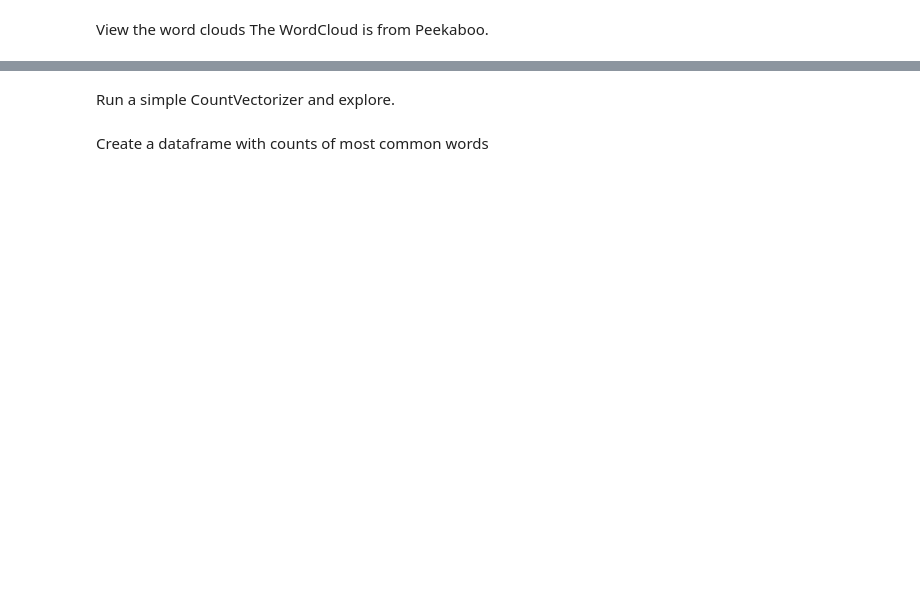
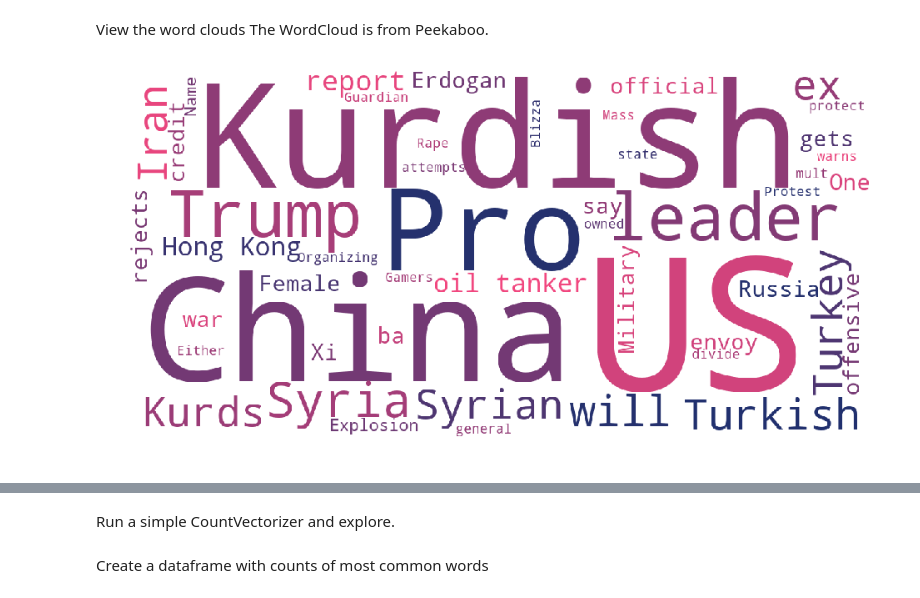
Before and after one commit to AmirYunus/GA_DSI_Project_3, a Jupyter notebook: code/technical_report.ipynb, the cells around one changed output, grey strips where cells are left out. Saved outputs shown, nothing was run; the diff lists cells and outputs as text; code cells hidden in the pictures; blank space fills up the shorter version.

```diff
--- a/code/technical_report.ipynb
+++ b/code/technical_report.ipynb
@@ -229,9 +225,9 @@ scrape('AskParents','Economics',True)
 #     df_cape.to_csv(f'../data/economics.csv')
 # %%
 # If not scraping, read from csv
-if not scrape:
-    df_cape = pd.read_csv("../data/economics.csv")
-    df_gv = pd.read_csv("../data/askparents.csv")
+# if not scrape:
+df_news = pd.read_csv("../data/worldnews.csv")
+df_fake = pd.read_csv("../data/conspiracy.csv")
 # %% [markdown]
 III. Explore the data.
 Use CountVectorizer or TfidfVectorizer from scikit-learn to create features from the thread titles and descriptions (NOTE: Not all threads have a description).
@@ -240,16 +236,16 @@ Create the DataFrame and the target vector
 Where y=1, the post is from r/CapeCod.
 # %%
 # Create the target vector
-df_gv['is_cape'] = 0
-df_cape['is_cape'] = 1
+df_news['is_fake'] = 0
+df_fake['is_fake'] = 1
 
 # Merge the dtafrmaes
-df = df_gv.append(df_cape, sort=True)
-df = df[['is_cape', 'title','id']]
+df = df_news.append(df_fake, sort=True)
+df = df[['is_fake', 'title','id']]
 df.set_index("id", inplace=True)
 
 # Split the target vector from the dataframe
-y = df['is_cape']
-df.drop('is_cape', inplace=True, axis=1)
+y = df['is_fake']
+df.drop('is_fake', inplace=True, axis=1)
 df.head()
 # %% [output]
@@ -261,18 +263,23 @@ The WordCloud is from Peekaboo.
 # From https://stackoverflow.com/questions/16645799/how-to-create-a-word-cloud-from-a-corpus-in-python
 
 stopwords = set(STOPWORDS)
-
+stopwords.add("let")
+# mask = np.array(Image.open("../images/text.png"))
+colors = theme
+cmap = LinearSegmentedColormap.from_list("mycmap", colors)
 def show_wordcloud(data, title = None):
     wordcloud = WordCloud(
         background_color='white',
         stopwords=stopwords,
-        max_words=200,
-        max_font_size=40,
+        max_words=50,
+        max_font_size=100,
         scale=3,
-        random_state=1 # chosen at random by flipping a coin; it was heads
+        random_state=1, # chosen at random by flipping a coin; it was heads
+        colormap=cmap,
+#         mask=mask
     ).generate(str(data))
 
-    fig = plt.figure(1, figsize=(12, 12))
+    fig = plt.figure(1, figsize=(16, 9))
     plt.axis('off')
     if title:
         fig.suptitle(title, fontsize=20)
@@ -281,5 +288,7 @@ def show_wordcloud(data, title = None):
     plt.imshow(wordcloud)
     plt.show()
 # %%
-show_wordcloud(df_gv['title'])
+show_wordcloud(df_news['title'])
+# %% [output]
+[figure, added]
 # %%
```
Also changed, not shown: parts of 29 cells of this notebook.
